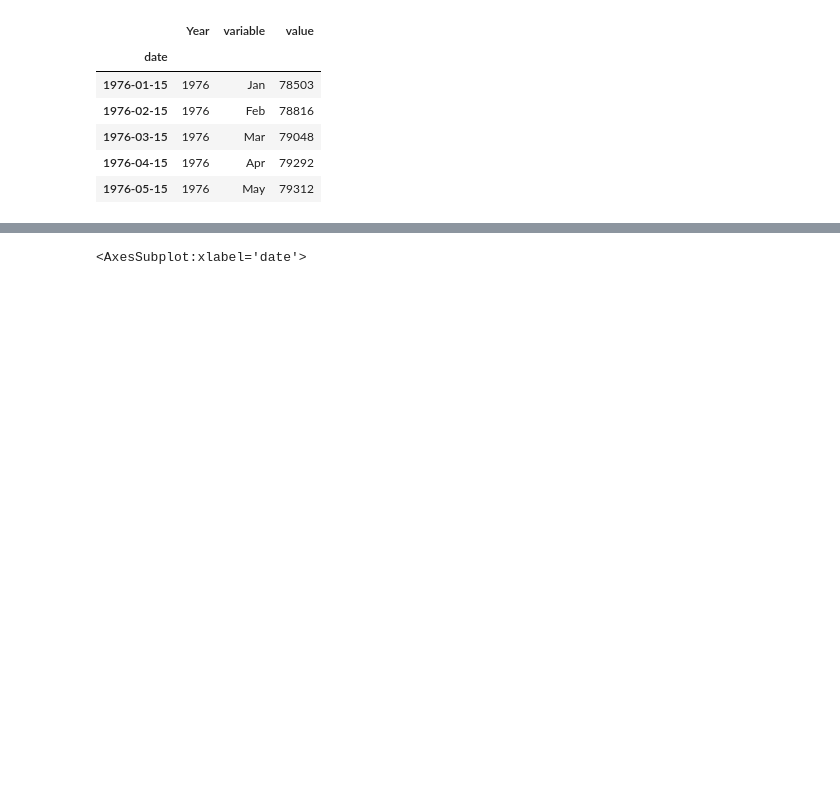
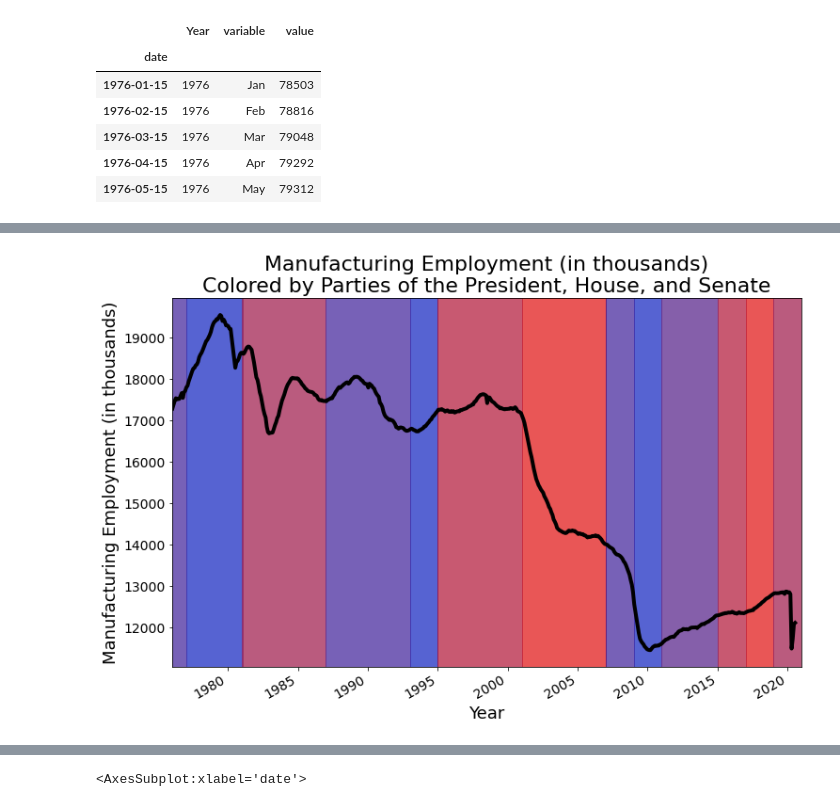
Before and after one commit to MattTriano/Econ_Stats, a Jupyter notebook: analysis/Employment_analysis.ipynb, the cells around one changed output, grey strips where cells are left out. Saved outputs shown, nothing was run; the diff lists cells and outputs as text; code cells hidden in the pictures; blank space fills up the shorter version.

Commit message:
added functionality to make employment plots, and pulled more data

```diff
--- a/analysis/Employment_analysis.ipynb
+++ b/analysis/Employment_analysis.ipynb
@@ -70,0 +91,4 @@ employment.head()
+# %%
+mfg_employment = load_employment_data(
+    CSV_PATH=os.path.join('..', 'data_raw', 'manufacturing_employment_CES3000000001.xlsx')
+)
@@ -134,0 +171,47 @@ plt.savefig(outpath, transparent=False, facecolor='white', edgecolor='black')
+# %%
+def format_color_labels(color_labels):
+    if len(color_labels) == 3:
+        c_label = '\nColored by the Parties of the ' + ', '.join(color_labels[0:2]) + ', and ' + color_labels[2]
+    elif len(color_labels) == 2:
+        c_label = f"\nColored by the Parties of the {color_labels[0]} and the {color_labels[1]}"
+    elif len(color_labels) == 1:
+        c_label = f"\nColored by the Party of the {color_labels[0]}"
+    else:
+        c_label = ''
+    return c_label
+# %%
+df = mfg_employment
+label='Manufacturing Employment (in thousands)'
+start_date = '1976-01-01'
+end_date = '2021-01-01'
+figsize=(12,8)
+by_pres=True
+by_house=True
+by_senate=True
+
+timespan_label=f'{start_date}_to_{end_date}'
+fig, ax = plt.subplots(sharex=True, figsize=figsize)
+plot_df = df.loc[start_date:end_date, 'value']
+ax = plot_df.plot(linewidth=4, color='black',label=label, ax=ax)
+ax.tick_params(labelsize=14)
+color_labels = []
+if by_pres:
+    ax = color_by_president(ax=ax)
+    color_labels.append('President')
+if by_house:
+    ax = color_by_house(ax)
+    color_labels.append('House')
+if by_senate:
+    ax = color_by_senate(ax)
+    color_labels.append('Senate')
+color_label = format_color_labels(color_labels)
+
+ax.set_xlim(([start_date, end_date]))
+ax.set_ylabel(label, fontsize=18)
+ax.set_xlabel('Year', fontsize=18)
+ax.set_title(f'{label}{color_label}', fontsize=22)
+
+outpath = os.path.join('..', 'images', f'total_employment_{timespan_label}.png')
+plt.savefig(outpath, transparent=False, facecolor='white', edgecolor='black')
+# %% [output]
+[figure, added]
```
Also changed, not shown: parts of 11 cells of this notebook, 24 other files.
